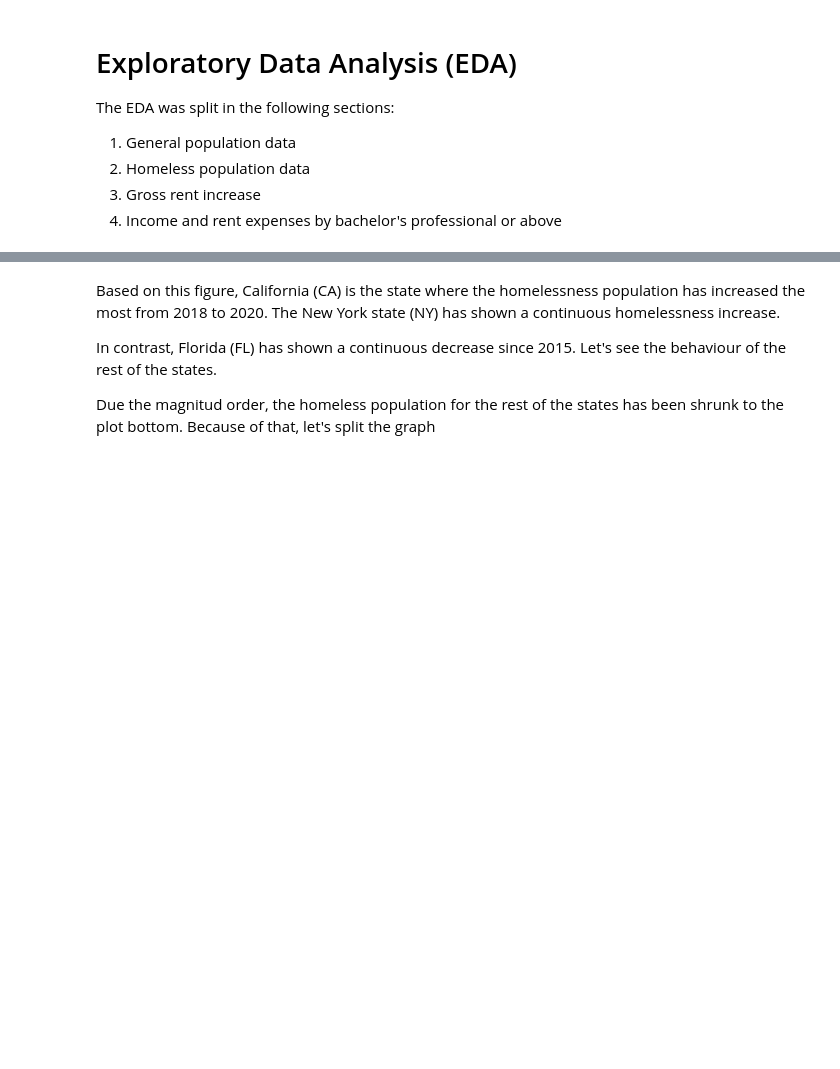
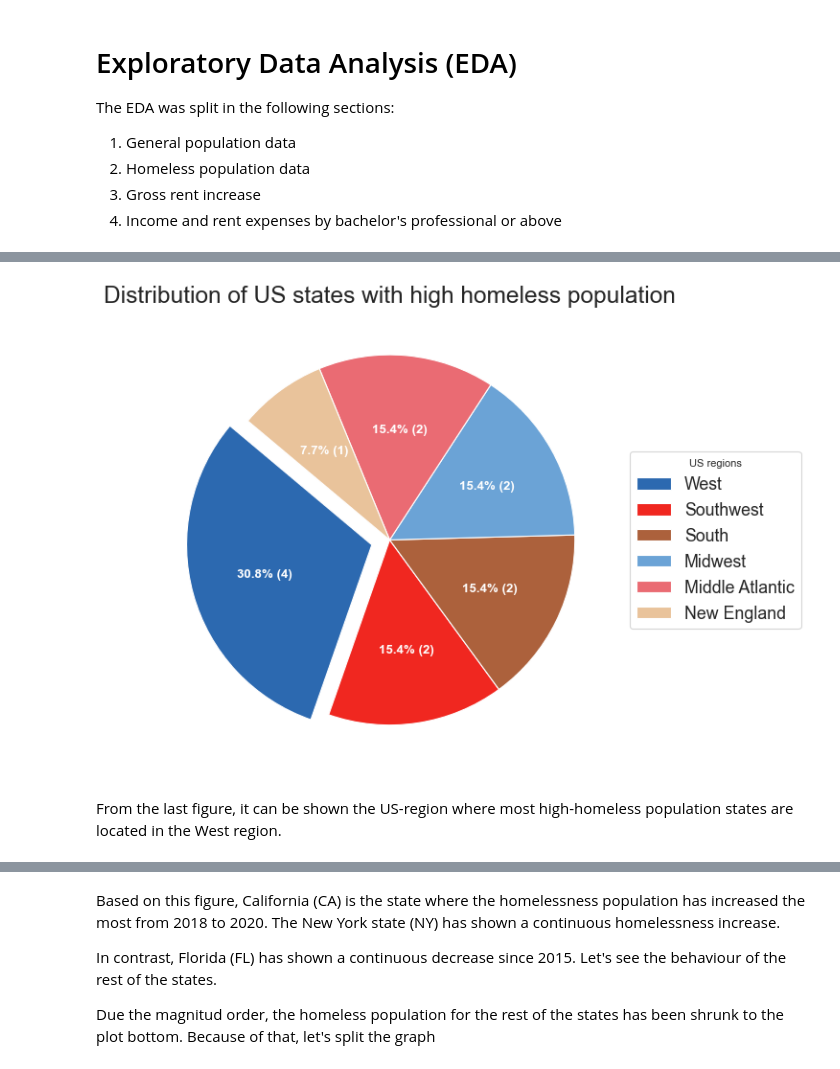
Before and after one commit to aliglara/capstone-c1-DA, a Jupyter notebook: codes/EDA_homeless_pop.ipynb, the cells around one changed output, grey strips where cells are left out. Drawn from its saved outputs; the diff is of its cells as text; code cells hidden in the pictures; blank space fills up the shorter version.

```diff
--- a/codes/EDA_homeless_pop.ipynb
+++ b/codes/EDA_homeless_pop.ipynb
@@ -121,0 +277,8 @@ pop_features_2020 = general_data_df2020.pivot_table(index="State name", aggfunc=
+# %%
+top_states_index = []
+for year in years:
+    top_states_index.extend(raw_data_df[raw_data_df["Year"] == year].sort_values(by="Homeless pop", ascending=False).head(10).index.to_list())
+# %%
+# Let's put this into a dataframe
+top_states_df = raw_data_df.loc[top_states_index, "State name"]
+top_states_df.reset_index(inplace=True, drop=True)
@@ -121,0 +297,6 @@ pop_features_2020 = general_data_df2020.pivot_table(index="State name", aggfunc=
+# %%
+query = ("SELECT sr.abbreviation, "
+         "sr.name, sr.region "
+         "FROM state_region AS sr "
+         "WHERE sr.name IN (" + "'" +"','".join(name_top_states.tolist()) + "')")
+which_states = cheroku.make_query(query, "c1_capstone", credential_file)
@@ -121,0 +320,29 @@ pop_features_2020 = general_data_df2020.pivot_table(index="State name", aggfunc=
+# %%
+fig, ax = plt.subplots(figsize=(14, 8),
+                       subplot_kw=dict(aspect="equal"),
+                       dpi= 80)
+
+data = which_states["region"].value_counts()
+categories = which_states["region"].value_counts().index
+explode = [0.1,0,0,0,0,0]
+
+def func(pct, allvals):
+    absolute = int(pct/100.*np.sum(allvals))
+    return "{:.1f}% ({:d})".format(pct, absolute)
+
+wedges, texts, autotexts = ax.pie(data,
+                                  autopct=lambda pct: func(pct, data),
+                                  textprops=dict(color="w"),
+                                  colors=palettable.tableau.BlueRed_6.mpl_colors,
+                                  startangle=140,
+                                  explode=explode)
+
+# Decoration
+ax.legend(wedges, categories, title="US regions", loc="center left", bbox_to_anchor=(1, 0, 0.5, 1))
+plt.setp(autotexts, size=12, weight=700)
+ax.set_title("Distribution of US states with high homeless population")
+plt.show()
+# %% [output]
+[figure, added]
+# %% [markdown]
+From the last figure, it can be shown the US-region where most high-homeless population states are located in the West region.
```
Also changed, not shown: parts of 115 cells of this notebook, 1 other file.
